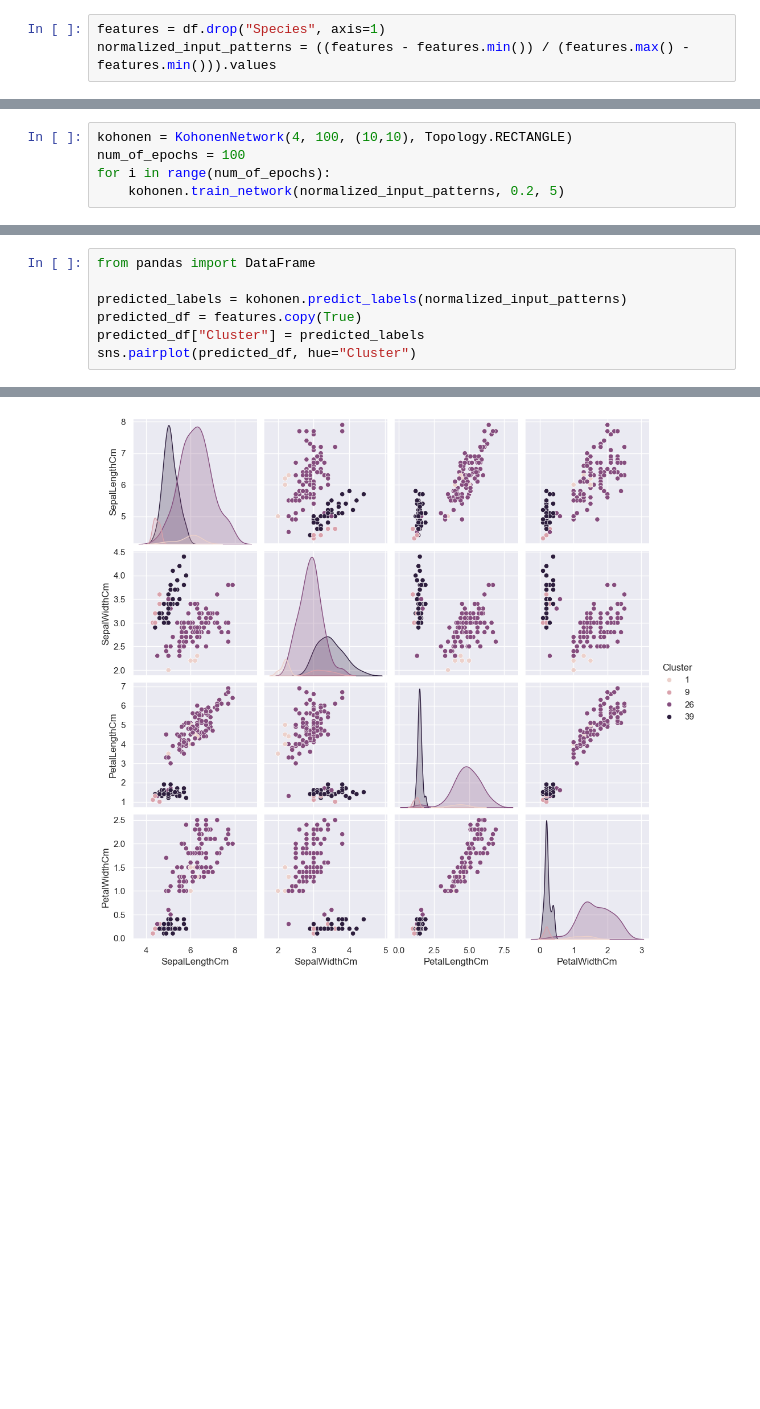
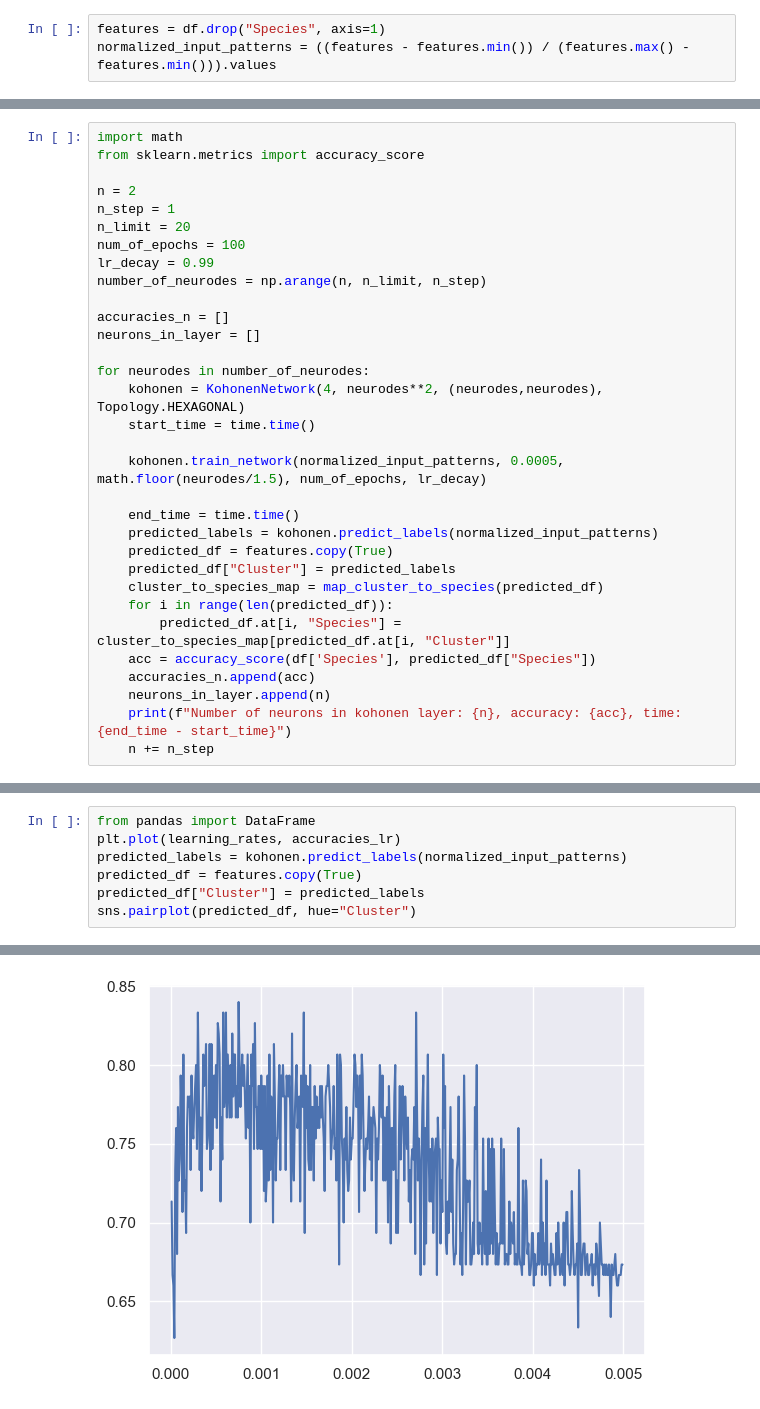
Before and after one commit to LunaticZebra/understanding-neural-networks-book, a Jupyter notebook: kohonen/KohonenIrisDataset.ipynb, the cells around one changed output, grey strips where cells are left out. Saved outputs shown, nothing was run; the diff lists cells and outputs as text; blank space fills up the shorter version.

```diff
--- a/kohonen/KohonenIrisDataset.ipynb
+++ b/kohonen/KohonenIrisDataset.ipynb
@@ -32,5 +31,0 @@ from kohonen_layer_topologies import Topology
-# %%
-kohonen = KohonenNetwork(4, 100, (10,10), Topology.RECTANGLE)
-num_of_epochs = 100
-for i in range(num_of_epochs):
-    kohonen.train_network(normalized_input_patterns, 0.2, 5)
@@ -36,0 +105,32 @@ for i in range(num_of_epochs):
+# %%
+import math
+from sklearn.metrics import accuracy_score
+
+n = 2
+n_step = 1
+n_limit = 20
+num_of_epochs = 100
+lr_decay = 0.99
+number_of_neurodes = np.arange(n, n_limit, n_step)
+
+accuracies_n = []
+neurons_in_layer = []
+
+for neurodes in number_of_neurodes:
+    kohonen = KohonenNetwork(4, neurodes**2, (neurodes,neurodes), Topology.HEXAGONAL)
+    start_time = time.time()
+
+    kohonen.train_network(normalized_input_patterns, 0.0005, math.floor(neurodes/1.5), num_of_epochs, lr_decay)
+
+    end_time = time.time()
+    predicted_labels = kohonen.predict_labels(normalized_input_patterns)
+    predicted_df = features.copy(True)
+    predicted_df["Cluster"] = predicted_labels
+    cluster_to_species_map = map_cluster_to_species(predicted_df)
+    for i in range(len(predicted_df)):
+        predicted_df.at[i, "Species"] = cluster_to_species_map[predicted_df.at[i, "Cluster"]]
+    acc = accuracy_score(df['Species'], predicted_df["Species"])
+    accuracies_n.append(acc)
+    neurons_in_layer.append(n)
+    print(f"Number of neurons in kohonen layer: {n}, accuracy: {acc}, time: {end_time - start_time}")
+    n += n_step
@@ -37,10 +161,10 @@ for i in range(num_of_epochs):
 # %%
 from pandas import DataFrame
-
+plt.plot(learning_rates, accuracies_lr)
 predicted_labels = kohonen.predict_labels(normalized_input_patterns)
 predicted_df = features.copy(True)
 predicted_df["Cluster"] = predicted_labels
 sns.pairplot(predicted_df, hue="Cluster")
 # %% [output]
 <seaborn.axisgrid.PairGrid at 0x...>
-[figure, old version]
+[figure, new version]
```
Also changed, not shown: parts of 10 cells of this notebook, 2 other files.
